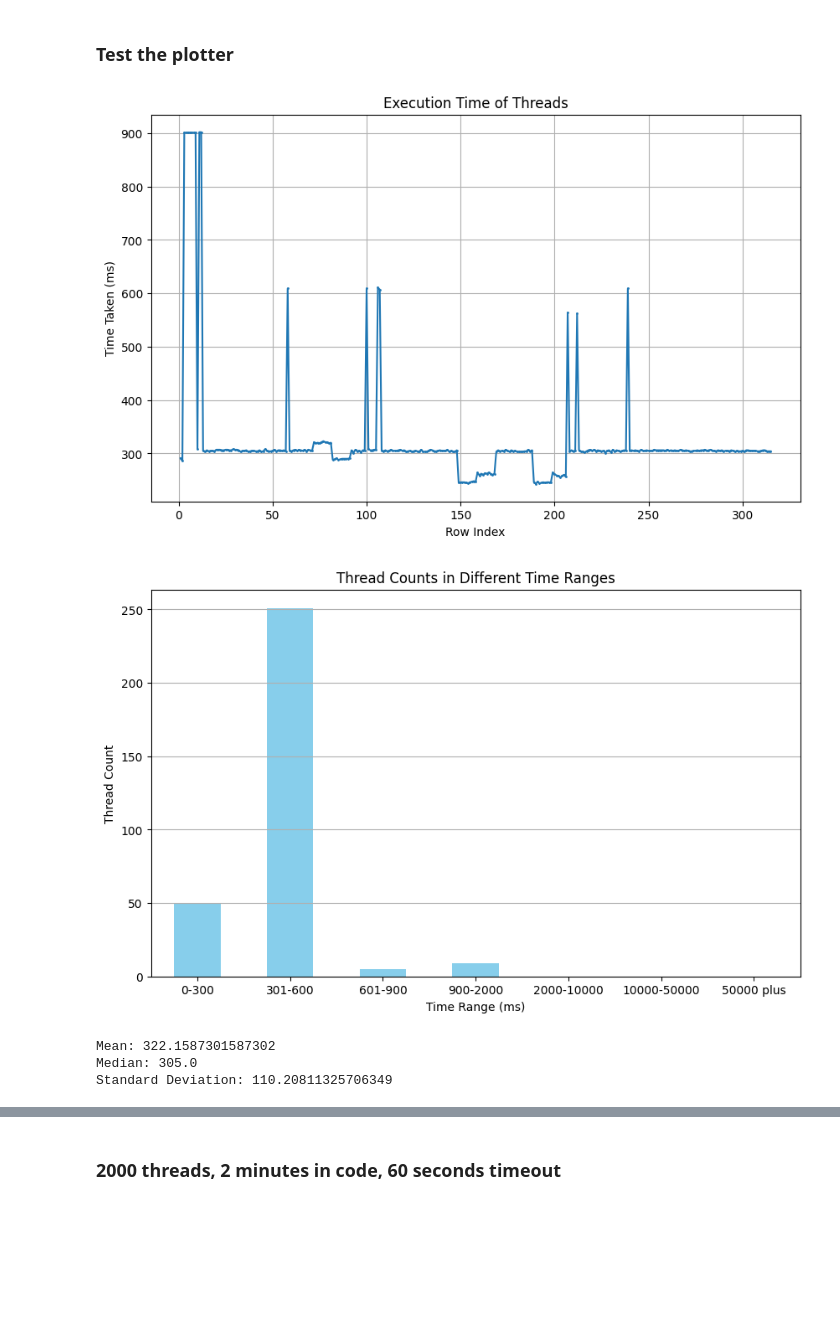
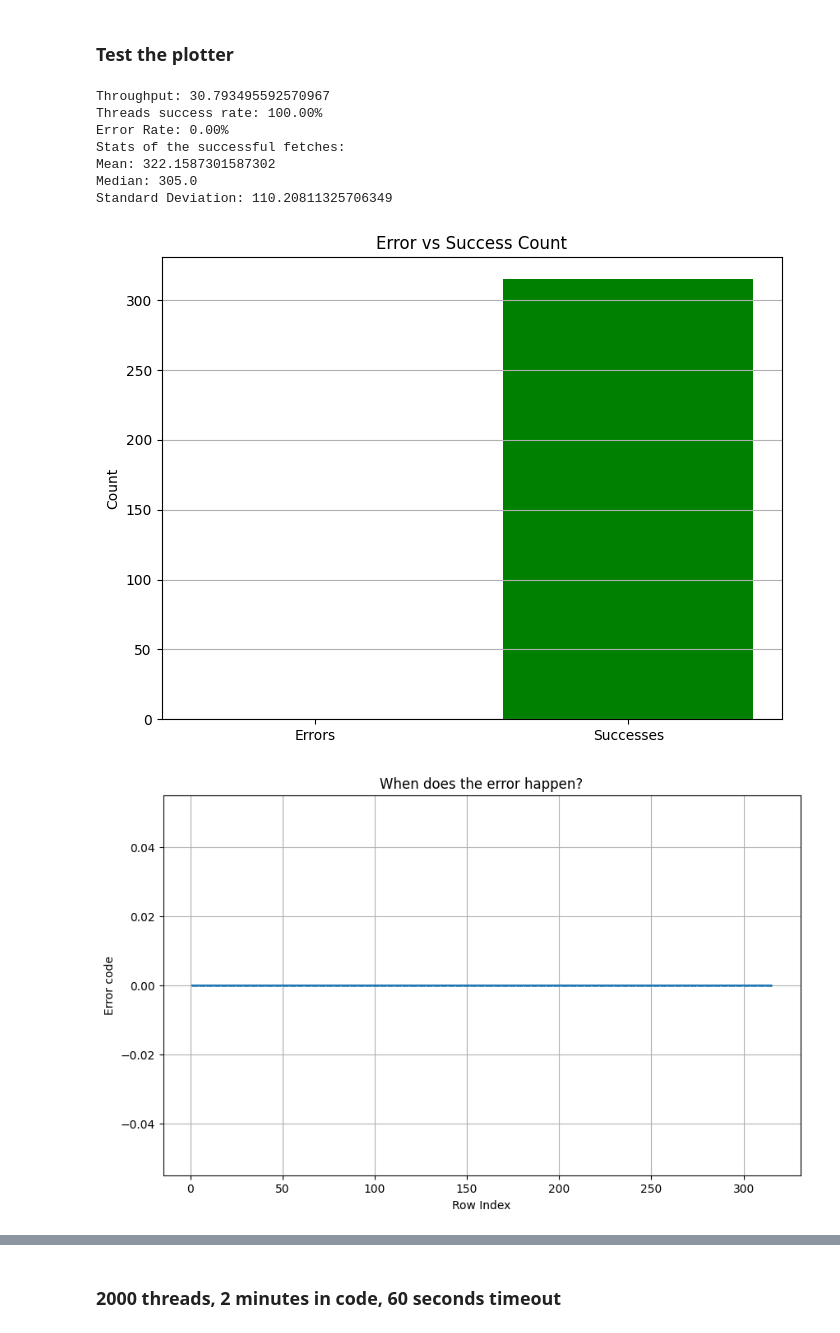
Before and after one commit to domomm/yomar_dapp_course, a Jupyter notebook: dsgt1-rmi/csv-analyzers.ipynb, the cells around one changed output, grey strips where cells are left out. Saved outputs shown, nothing was run; the diff lists cells and outputs as text; code cells hidden in the pictures; blank space fills up the shorter version.

```diff
--- a/dsgt1-rmi/csv-analyzers.ipynb
+++ b/dsgt1-rmi/csv-analyzers.ipynb
@@ -56,10 +112,14 @@ def analyze_csv(file_name):
 # %% [markdown]
 ### Test the plotter
 # %%
-analyze_csv("output-test.csv")
+analyze_csv("output-test.csv", 10)
 # %% [output]
+Throughput: 30.793495592570967
+Threads success rate: 100.00%
+Error Rate: 0.00%
+Stats of the successful fetches:
+Mean: 322.1587301587302
+Median: 305.0
+Standard Deviation: 110.20811325706349
-[figure, old version]
+[figure, new version]
-[figure, old version]
+[figure, new version]
-Mean: 322.1587301587302
-Median: 305.0
-Standard Deviation: 110.20811325706349
```
Also changed, not shown: parts of 21 cells of this notebook, 35 other files.
